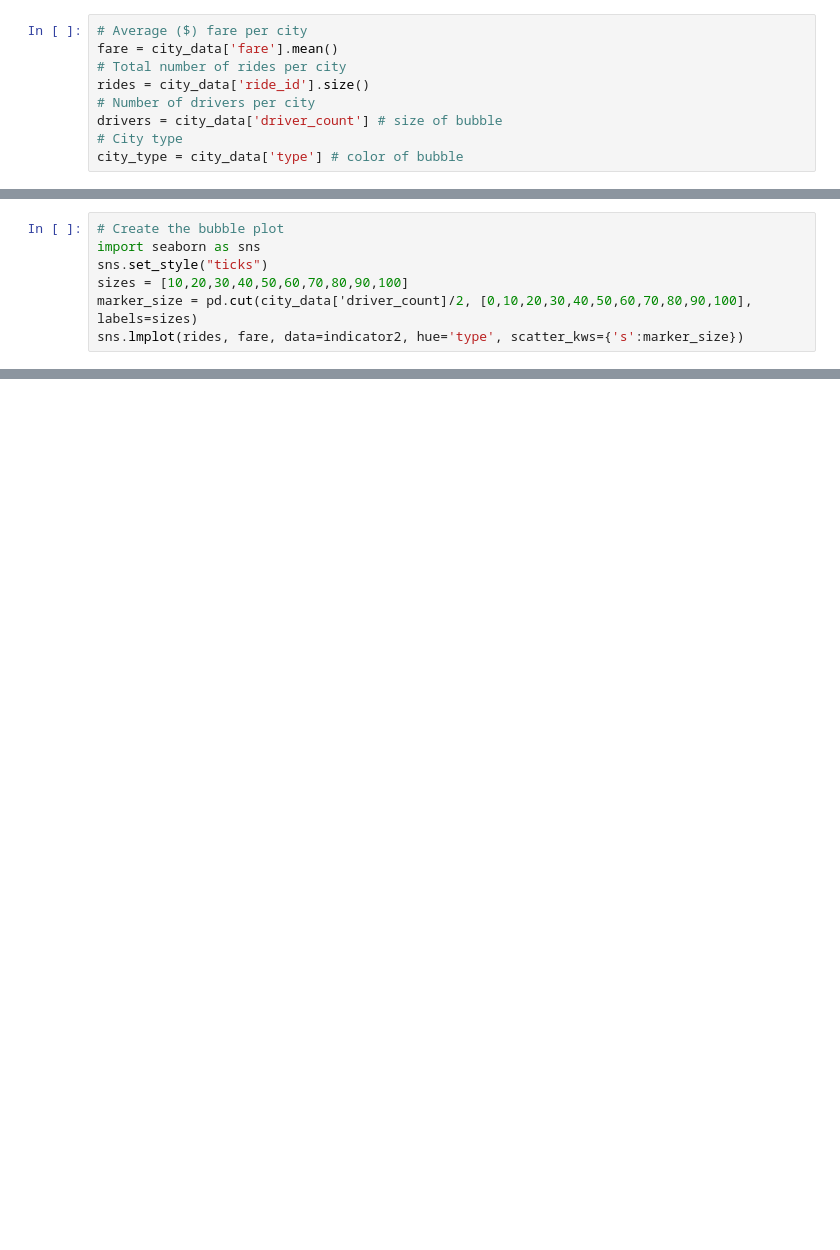
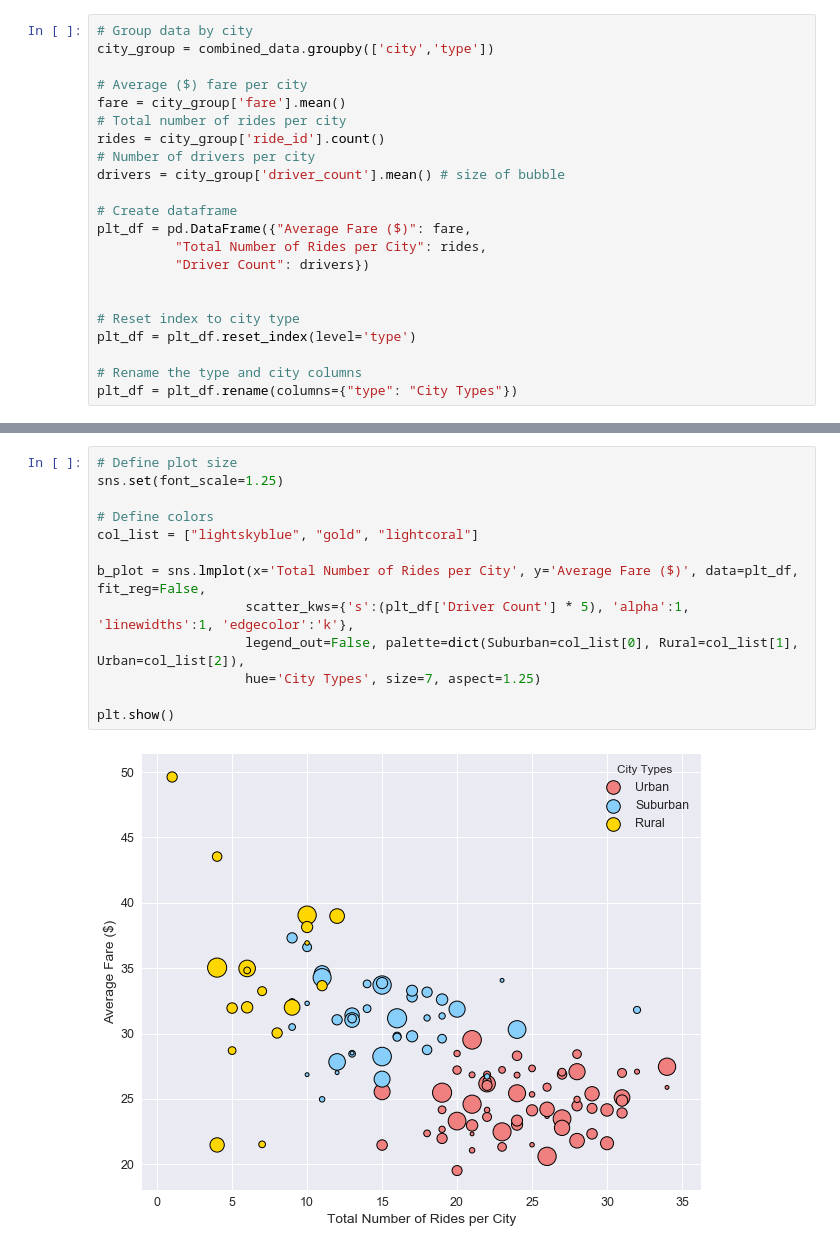
Before and after one commit to kelbar13/Pyber, a Jupyter notebook: Pyber.ipynb, the cells around one changed output, grey strips where cells are left out. Saved outputs shown, nothing was run; the diff lists cells and outputs as text; blank space fills up the shorter version.

```diff
--- a/Pyber.ipynb
+++ b/Pyber.ipynb
@@ -32,9 +28,22 @@ city_data
 # %%
+# Group data by city
+city_group = combined_data.groupby(['city','type'])
+
 # Average ($) fare per city
-fare = city_data['fare'].mean()
+fare = city_group['fare'].mean()
 # Total number of rides per city
-rides = city_data['ride_id'].size()
+rides = city_group['ride_id'].count()
 # Number of drivers per city
-drivers = city_data['driver_count'] # size of bubble
-# City type
-city_type = city_data['type'] # color of bubble
+drivers = city_group['driver_count'].mean() # size of bubble
+
+# Create dataframe
+plt_df = pd.DataFrame({"Average Fare ($)": fare,
+          "Total Number of Rides per City": rides,
+          "Driver Count": drivers})
+
+
+# Reset index to city type
+plt_df = plt_df.reset_index(level='type')
+
+# Rename the type and city columns
+plt_df = plt_df.rename(columns={"type": "City Types"})
@@ -47,7 +49,0 @@ KeyError: '[ 23.92870968  20.60961538  37.31555556  23.625       21.98157895\n
-# %%
-# Create the bubble plot
-import seaborn as sns
-sns.set_style("ticks")
-sizes = [10,20,30,40,50,60,70,80,90,100]
-marker_size = pd.cut(city_data['driver_count]/2, [0,10,20,30,40,50,60,70,80,90,100], labels=sizes)
-sns.lmplot(rides, fare, data=indicator2, hue='type', scatter_kws={'s':marker_size})
@@ -55,0 +50,15 @@ SyntaxError: EOL while scanning string literal (<ipython-input-24-a86109eb8509>,
+# %%
+# Define plot size
+sns.set(font_scale=1.25)
+
+# Define colors
+col_list = ["lightskyblue", "gold", "lightcoral"]
+
+b_plot = sns.lmplot(x='Total Number of Rides per City', y='Average Fare ($)', data=plt_df, fit_reg=False,
+                   scatter_kws={'s':(plt_df['Driver Count'] * 5), 'alpha':1, 'linewidths':1, 'edgecolor':'k'},
+                   legend_out=False, palette=dict(Suburban=col_list[0], Rural=col_list[1], Urban=col_list[2]),
+                   hue='City Types', size=7, aspect=1.25)
+
+plt.show()
+# %% [output]
+[figure, added]
```
Also changed, not shown: parts of 9 cells of this notebook.
